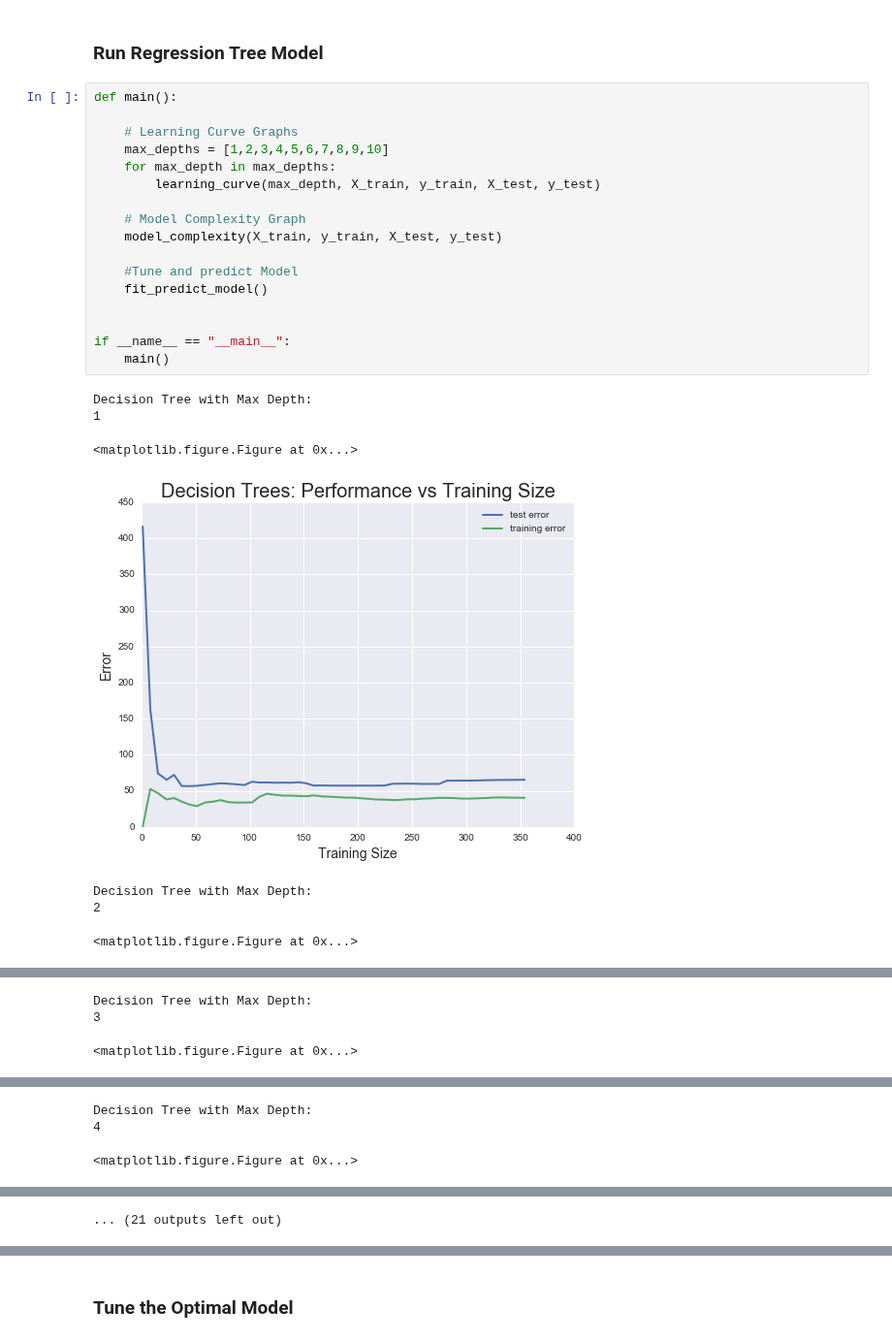
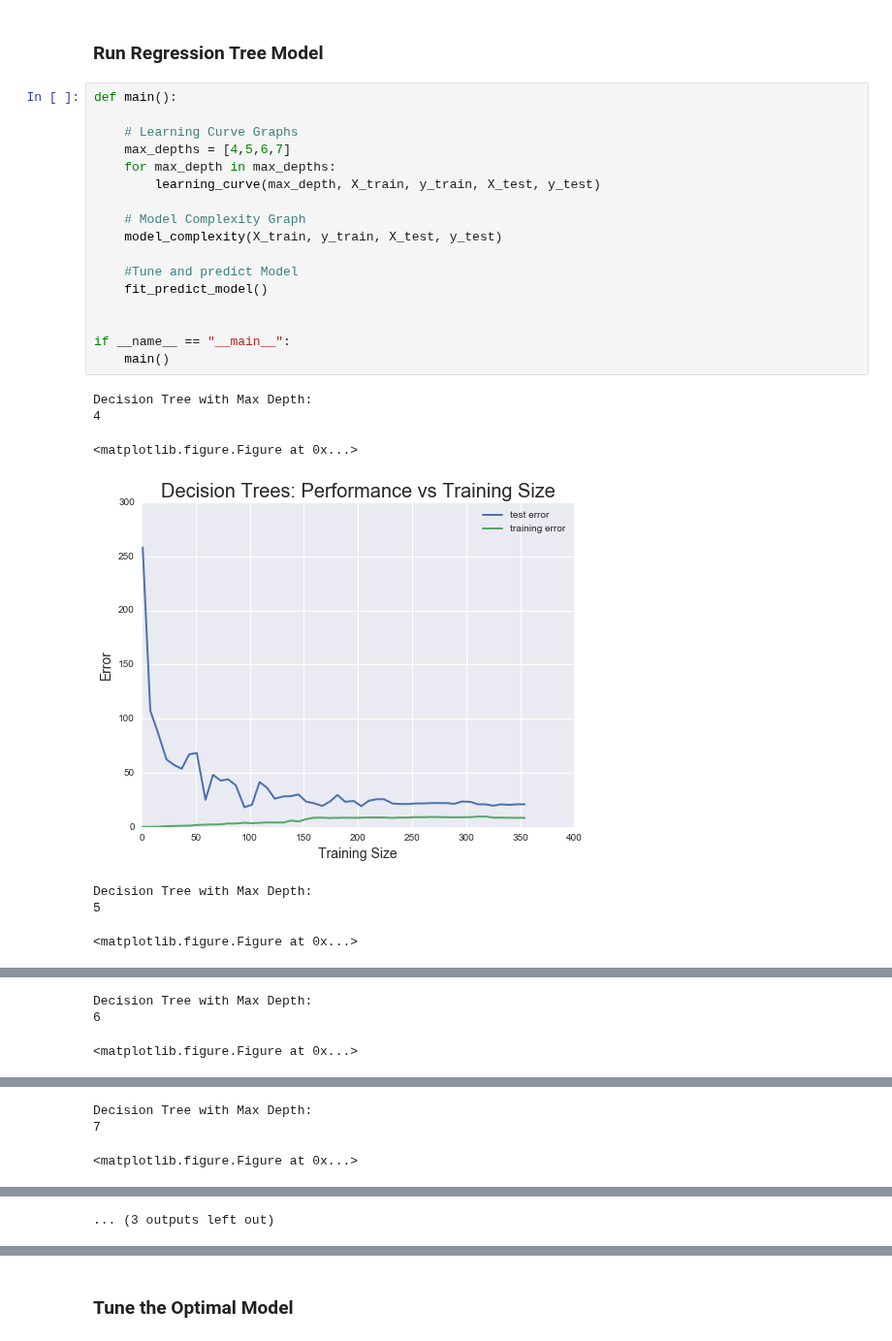
Before and after one commit to Tsmith5151/udacity-predict-housing-prices, a Jupyter notebook: boston_housing.ipynb, the cells around one changed output, grey strips where cells are left out. Shown at 97% size. Drawn from its saved outputs; the diff is of its cells as text.

```diff
--- a/boston_housing.ipynb
+++ b/boston_housing.ipynb
@@ -532,25 +529,25 @@ def fit_predict_model():
 # %%
 def main():
 
     # Learning Curve Graphs
-    max_depths = [1,2,3,4,5,6,7,8,9,10]
+    max_depths = [4,5,6,7]
     for max_depth in max_depths:
         learning_curve(max_depth, X_train, y_train, X_test, y_test)
 
     # Model Complexity Graph
     model_complexity(X_train, y_train, X_test, y_test)
 
     #Tune and predict Model
     fit_predict_model()
 
 
 if __name__ == "__main__":
     main()
 # %% [output]
 Decision Tree with Max Depth:
-1
+4
 <matplotlib.figure.Figure at 0x...>
-[figure, old version]
+[figure, new version]
 Decision Tree with Max Depth:
-2
+5
 <matplotlib.figure.Figure at 0x...>
@@ -558,3 +555,3 @@ Decision Tree with Max Depth:
 Decision Tree with Max Depth:
-3
+6
 <matplotlib.figure.Figure at 0x...>
@@ -562,3 +559,3 @@ Decision Tree with Max Depth:
 Decision Tree with Max Depth:
-4
+7
 <matplotlib.figure.Figure at 0x...>
@@ -566,4 +563,4 @@ Decision Tree with Max Depth:
-... (21 outputs left out)
+... (3 outputs left out)
 # %% [markdown]
 #### From the model complexity graph, describe the training and testing errors as the max depth increases. Based on your interpretation of the graph, which max depth results in a model that best generalizes the dataset? Why?
 
```
Also changed, not shown: parts of 10 cells of this notebook.
